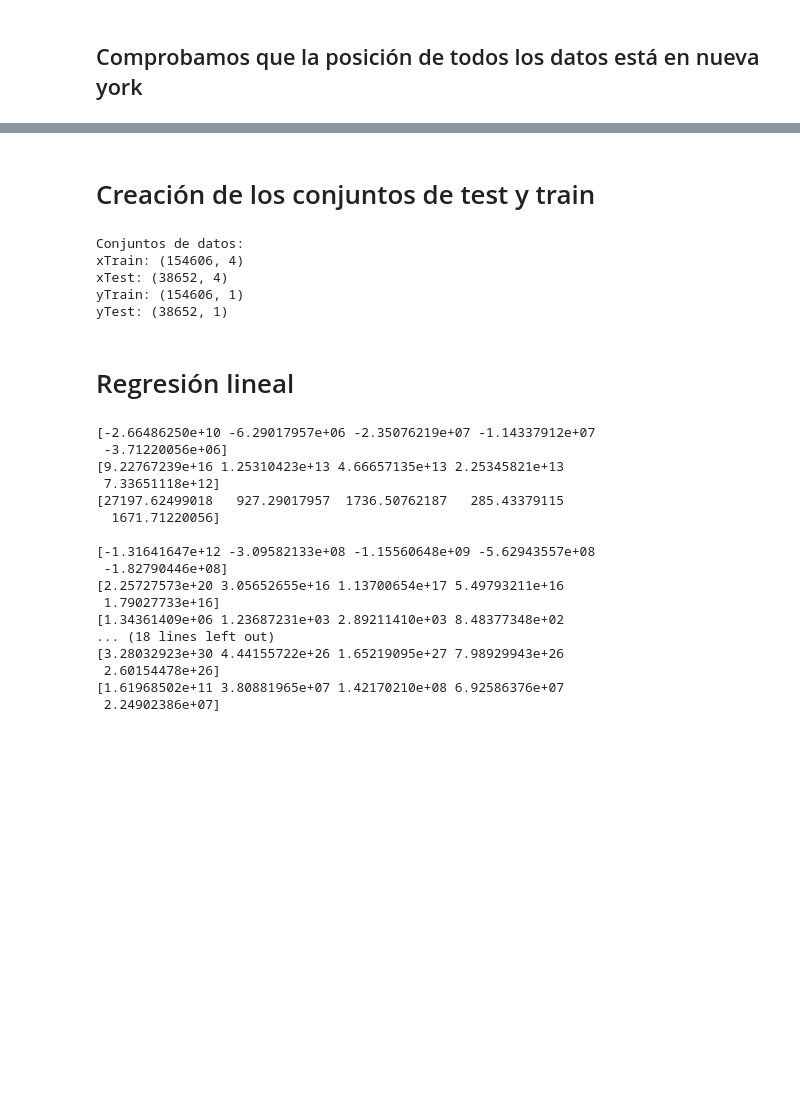
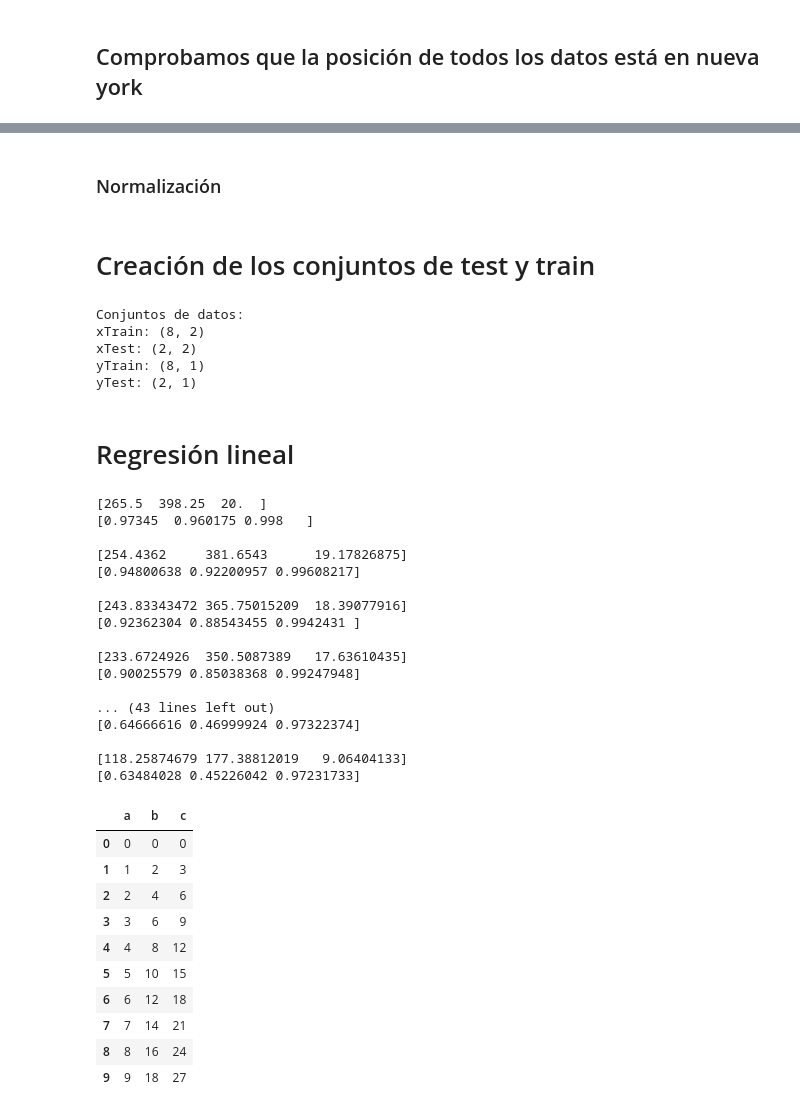
Before and after one commit to gag1005/Mineria-de-datos, a Jupyter notebook: practica3/practica3.ipynb, the cells around one changed output, grey strips where cells are left out. Cells and saved outputs as stored; diff of their text form; code cells hidden in the pictures; blank space fills up the shorter version.

```diff
--- a/practica3/practica3.ipynb
+++ b/practica3/practica3.ipynb
@@ -135,0 +141,2 @@ df.head()
+# %% [markdown]
+### Normalización
@@ -136,8 +146,8 @@ df.head()
 # %% [markdown]
 # Creación de los conjuntos de test y train
 # %%
-x = df.drop('fare_amount', axis=1)
-y = pd.DataFrame(df['fare_amount'])
+x = df.drop('a', axis=1)
+y = pd.DataFrame(df['a'])
 
 xTrain, xTest, yTrain, yTest = train_test_split(x, y, test_size=0.2)
 
@@ -149,34 +159,48 @@ print('yTrain: ' + str(yTrain.shape))
 print('yTest: ' + str(yTest.shape))
 # %% [output]
 Conjuntos de datos:
-xTrain: (154606, 4)
-xTest: (38652, 4)
-yTrain: (154606, 1)
-yTest: (38652, 1)
+xTrain: (8, 2)
+xTest: (2, 2)
+yTrain: (8, 1)
+yTest: (2, 1)
 # %% [markdown]
 # Regresión lineal
 # %%
 from linReg import LinRegClassifier
 import matplotlib.pyplot as plt
 # %%
-classifier = LinRegClassifier(xTrain, yTrain, numIter=5, lRate=0.000001)
+classifier = LinRegClassifier(xTrain, yTrain, numIter=20, lRate=0.0001)
 classifier.train()
 # %% [output]
-[-2.66486250e+10 -6.29017957e+06 -2.35076219e+07 -1.14337912e+07
- -3.71220056e+06]
-[9.22767239e+16 1.25310423e+13 4.66657135e+13 2.25345821e+13
- 7.33651118e+12]
-[27197.62499018   927.29017957  1736.50762187   285.43379115
-  1671.71220056]
+[265.5  398.25  20.  ]
+[0.97345  0.960175 0.998   ]
 
-[-1.31641647e+12 -3.09582133e+08 -1.15560648e+09 -5.62943557e+08
- -1.82790446e+08]
-[2.25727573e+20 3.05652655e+16 1.13700654e+17 5.49793211e+16
- 1.79027733e+16]
-[1.34361409e+06 1.23687231e+03 2.89211410e+03 8.48377348e+02
-... (18 lines left out)
-[3.28032923e+30 4.44155722e+26 1.65219095e+27 7.98929943e+26
- 2.60154478e+26]
-[1.61968502e+11 3.80881965e+07 1.42170210e+08 6.92586376e+07
- 2.24902386e+07]
+[254.4362     381.6543      19.17826875]
+[0.94800638 0.92200957 0.99608217]
+
+[243.83343472 365.75015209  18.39077916]
+[0.92362304 0.88543455 0.9942431 ]
+
+[233.6724926  350.5087389   17.63610435]
+[0.90025579 0.85038368 0.99247948]
+
+... (43 lines left out)
+[0.64666616 0.46999924 0.97322374]
+
+[118.25874679 177.38812019   9.06404133]
+[0.63484028 0.45226042 0.97231733]
+# %%
+df
+# %% [output]
+|  | a | b | c |
+| 0 | 0 | 0 | 0 |
+| 1 | 1 | 2 | 3 |
+| 2 | 2 | 4 | 6 |
+| 3 | 3 | 6 | 9 |
+| 4 | 4 | 8 | 12 |
+| 5 | 5 | 10 | 15 |
+| 6 | 6 | 12 | 18 |
+| 7 | 7 | 14 | 21 |
+| 8 | 8 | 16 | 24 |
+| 9 | 9 | 18 | 27 |
 # %%
```
Also changed, not shown: parts of 12 cells of this notebook, 1 other file.
